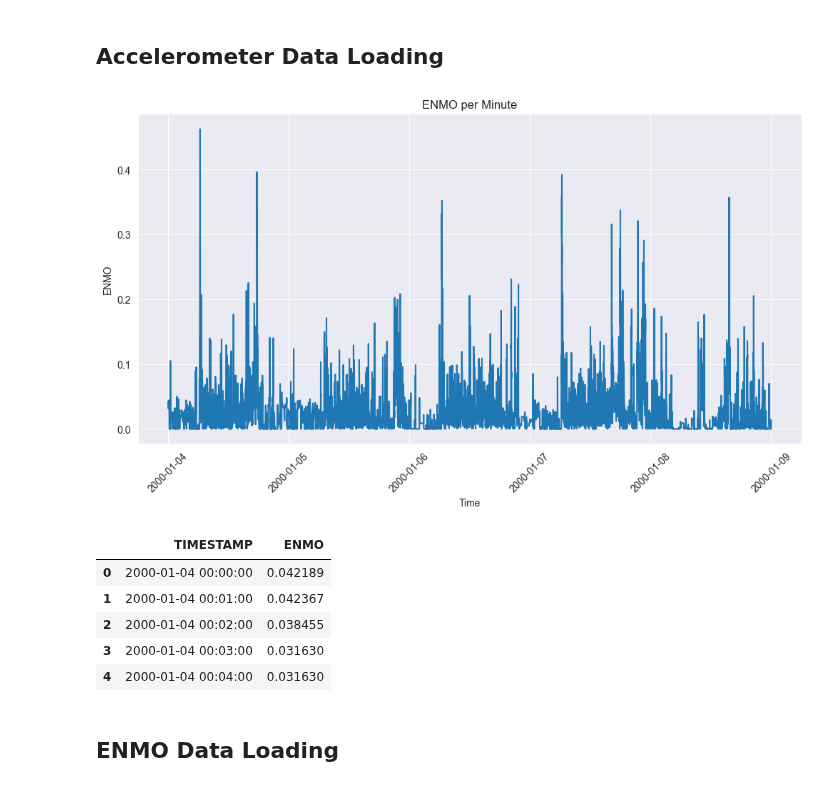
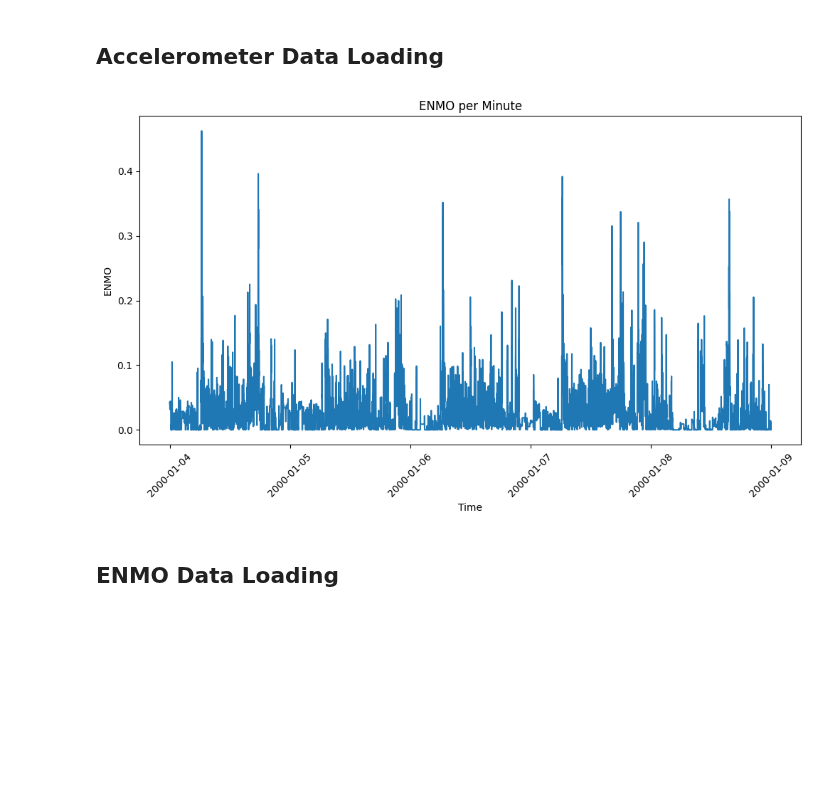
Before and after one commit to ADAMMA-CDHI-ETH-Zurich/CosinorAge, a Jupyter notebook: examples/data_loading.ipynb, the cells around one changed output. Drawn from its saved outputs; the diff is of its cells as text; code cells hidden in the pictures; blank space fills up the shorter version.

```diff
--- a/examples/data_loading.ipynb
+++ b/examples/data_loading.ipynb
@@ -7,9 +0,0 @@ import numpy as np
-# %%
-def plot_enmo(data):
-    plt.figure(figsize=(12, 6))
-    sns.lineplot(data=data, x='TIMESTAMP', y='ENMO')
-    plt.xlabel('Time')
-    plt.ylabel('ENMO')
-    plt.title('ENMO per Minute')
-    plt.xticks(rotation=45)
-    plt.show()
@@ -16,22 +3,12 @@ def plot_enmo(data):
 # %% [markdown]
 ## Accelerometer Data Loading
 # %%
-acc_reader = AccelerometerDataLoader(input_dir_path='../data/62164/')
-acc_reader.load_data()
-acc_reader.save_data(output_file_path='../data/62164_ENMO.csv')
+acc_loader = AccelerometerDataLoader(input_dir_path='../data/62164/')
+acc_loader.load_data()
-# %%
-plot_enmo(acc_reader.enmo_per_minute)
-# %% [output]
-[figure, removed]
-# %%
-acc_reader.enmo_per_minute.head()
-# %% [output]
-|  | TIMESTAMP | ENMO |
-| 0 | 2000-01-04 00:00:00 | 0.042189 |
-| 1 | 2000-01-04 00:01:00 | 0.042367 |
-| 2 | 2000-01-04 00:02:00 | 0.038455 |
-| 3 | 2000-01-04 00:03:00 | 0.031630 |
-| 4 | 2000-01-04 00:04:00 | 0.031630 |
+# %%
+plot_enmo(acc_loader)
+# %% [output]
+[figure, added]
 # %% [markdown]
 ## ENMO Data Loading
 # %%
```
Also changed, not shown: parts of 14 cells of this notebook, 6 other files.
